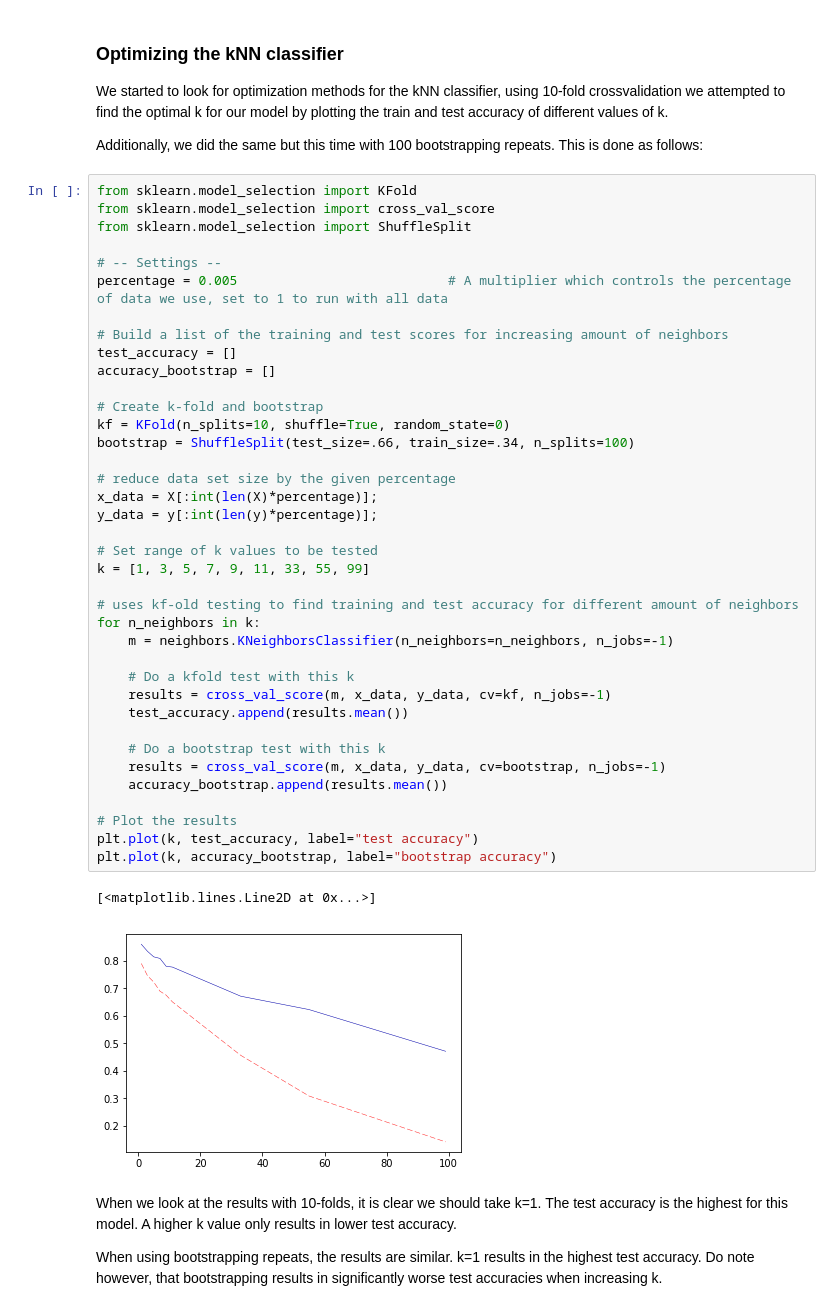
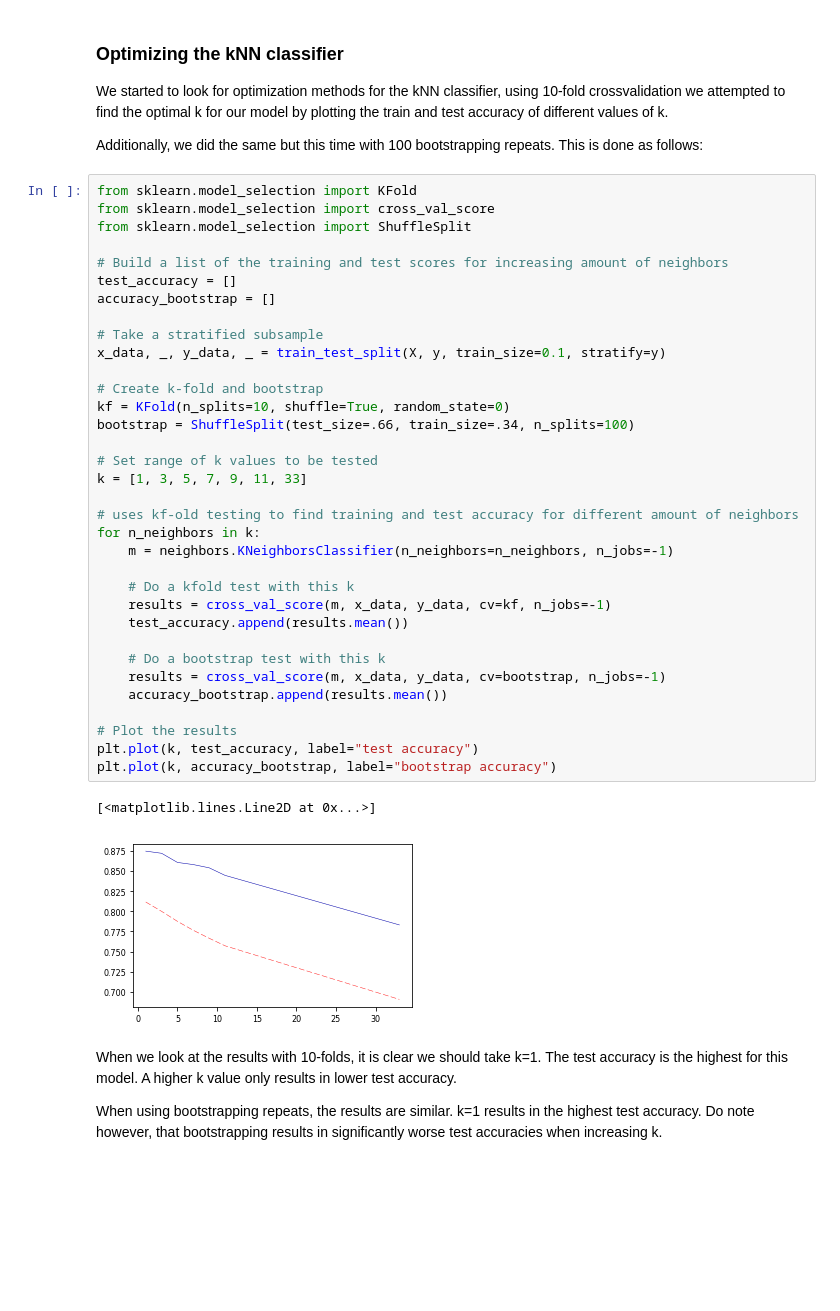
Before and after one commit to Zilarion/2IMW30-Assignment-1-2, a Jupyter notebook: a1/Assignment 1.ipynb, the cells around one changed output. Drawn from its saved outputs; the diff is of its cells as text; blank space fills up the shorter version.

Commit message:
Stratified subsample

```diff
--- a/a1/Assignment 1.ipynb
+++ b/a1/Assignment 1.ipynb
@@ -100,42 +100,38 @@ from sklearn.model_selection import KFold
 from sklearn.model_selection import cross_val_score
 from sklearn.model_selection import ShuffleSplit
 
-# -- Settings --
-percentage = 0.005                           # A multiplier which controls the percentage of data we use, set to 1 to run with all data
-
 # Build a list of the training and test scores for increasing amount of neighbors
 test_accuracy = []
 accuracy_bootstrap = []
+
+# Take a stratified subsample
+x_data, _, y_data, _ = train_test_split(X, y, train_size=0.1, stratify=y)
 
 # Create k-fold and bootstrap
 kf = KFold(n_splits=10, shuffle=True, random_state=0)
 bootstrap = ShuffleSplit(test_size=.66, train_size=.34, n_splits=100)
 
-# reduce data set size by the given percentage
-x_data = X[:int(len(X)*percentage)];
-y_data = y[:int(len(y)*percentage)];
-
 # Set range of k values to be tested
-k = [1, 3, 5, 7, 9, 11, 33, 55, 99]
+k = [1, 3, 5, 7, 9, 11, 33]
 
 # uses kf-old testing to find training and test accuracy for different amount of neighbors
 for n_neighbors in k:
     m = neighbors.KNeighborsClassifier(n_neighbors=n_neighbors, n_jobs=-1)
 
     # Do a kfold test with this k
     results = cross_val_score(m, x_data, y_data, cv=kf, n_jobs=-1)
     test_accuracy.append(results.mean())
 
     # Do a bootstrap test with this k
     results = cross_val_score(m, x_data, y_data, cv=bootstrap, n_jobs=-1)
     accuracy_bootstrap.append(results.mean())
 
 # Plot the results
 plt.plot(k, test_accuracy, label="test accuracy")
 plt.plot(k, accuracy_bootstrap, label="bootstrap accuracy")
 # %% [output]
 [<matplotlib.lines.Line2D at 0x...>]
-[figure, old version]
+[figure, new version]
 # %% [markdown]
 When we look at the results with 10-folds, it is clear we should take k=1. The test accuracy is the highest for this model. A higher k value only results in lower test accuracy.
 
```
